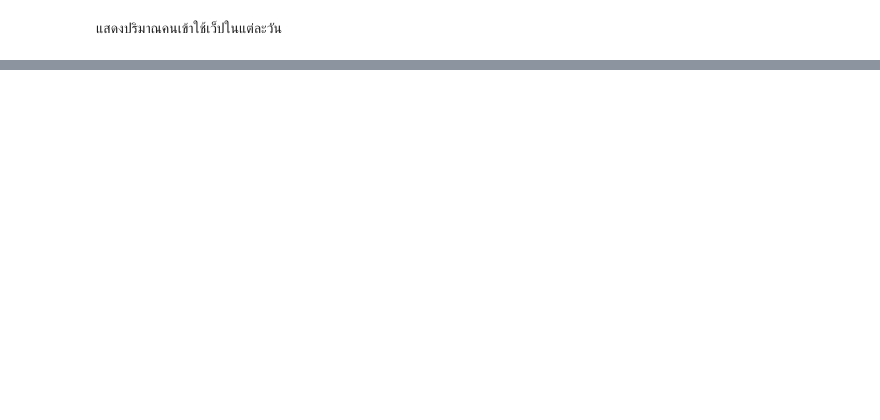
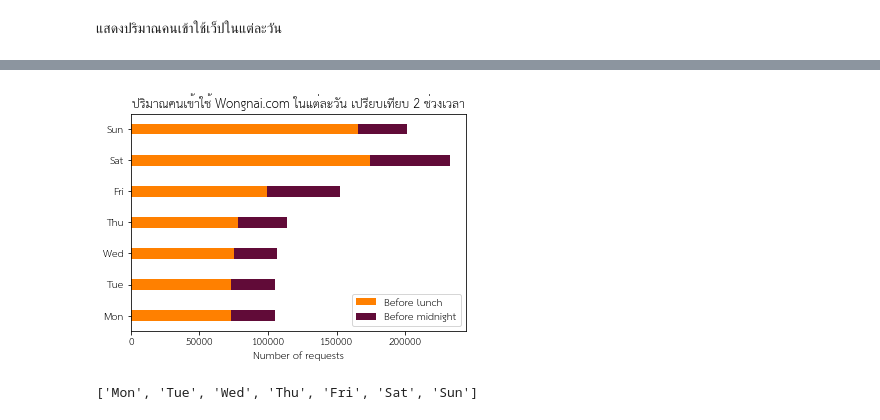
Before and after one commit to PondKann/data_viz, a Jupyter notebook: Visualize_Data_Comparison.ipynb, the cells around one changed output, grey strips where cells are left out. Cells and saved outputs as stored; diff of their text form; code cells hidden in the pictures; blank space fills up the shorter version.

```diff
--- a/Visualize_Data_Comparison.ipynb
+++ b/Visualize_Data_Comparison.ipynb
@@ -98,0 +163,16 @@ b4lunch = [data[data['search_timestamp'].dt.dayofweek==0].shape[0], mon11
+# %%
+import matplotlib.pyplot as plt
+width = 0.35       # the width of the bars: can also be len(x) sequence
+
+fig, ax = plt.subplots()
+
+ax.barh(labels, b4lunch, width, label='Before lunch',color = '#FF8000')
+ax.barh(labels, b4midnight, width, left=b4lunch, label='Before midnight', color='#610B38')
+
+ax.set_xlabel('Number of requests')
+ax.set_title('ปริมาณคนเข้าใช้ Wongnai.com ในแต่ละวัน เปรียบเทียบ 2 ช่วงเวลา')
+ax.legend()
+
+plt.show()
+# %% [output]
+[figure, added]
@@ -98,0 +181,4 @@ b4lunch = [data[data['search_timestamp'].dt.dayofweek==0].shape[0], mon11
+# %%
+labels
+# %% [output]
+['Mon', 'Tue', 'Wed', 'Thu', 'Fri', 'Sat', 'Sun']
```
Also changed, not shown: parts of 14 cells of this notebook.
